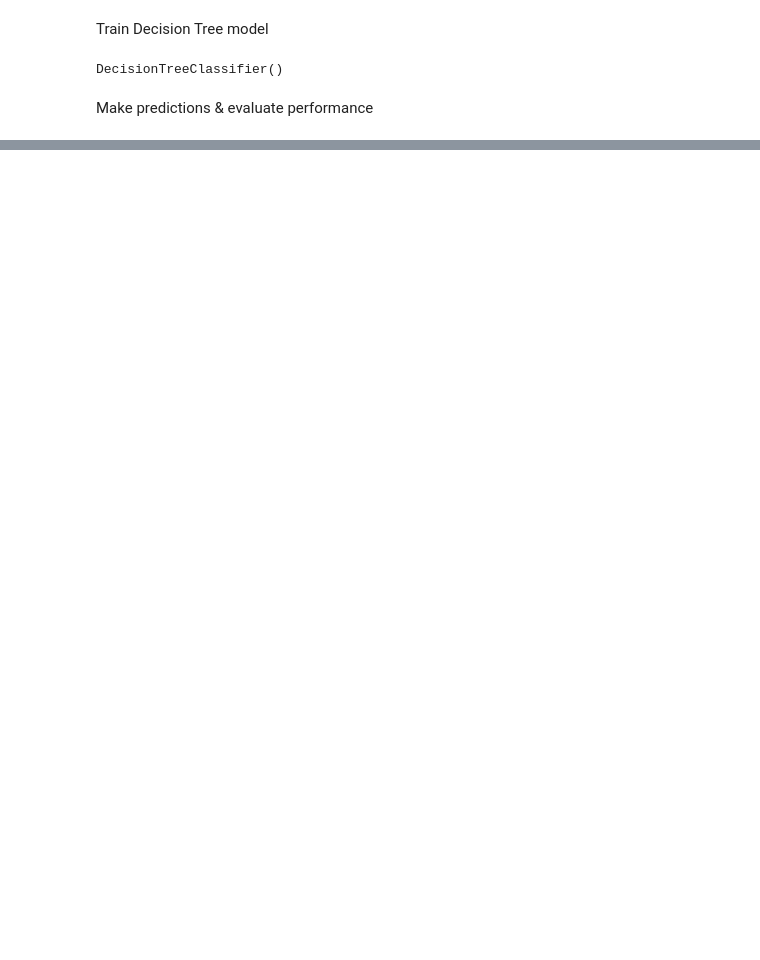
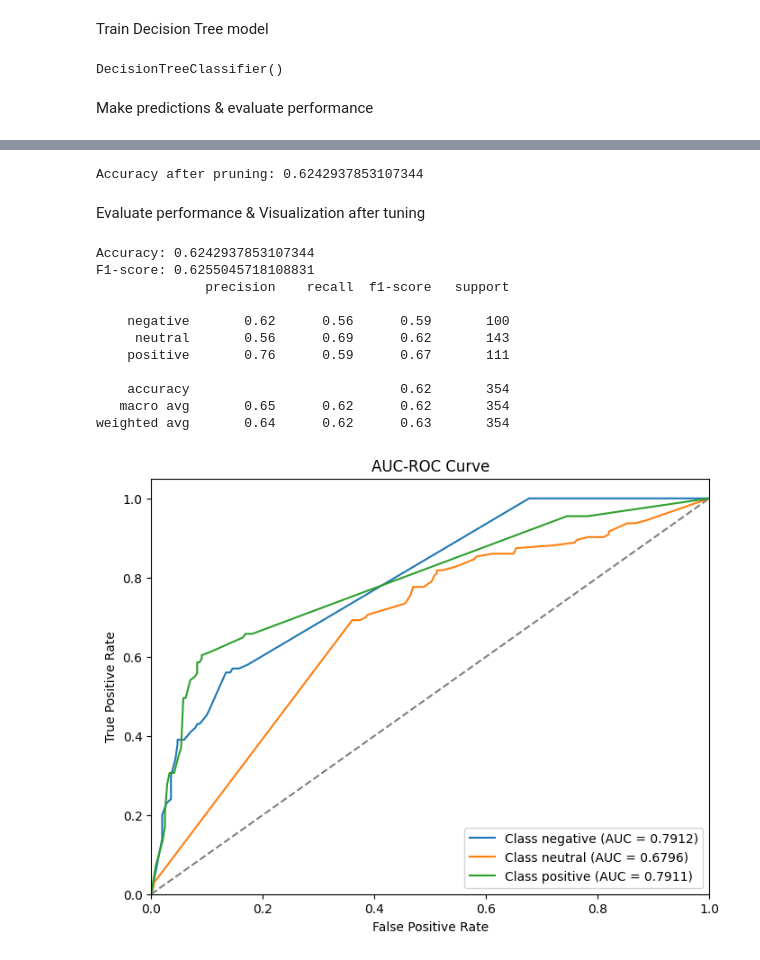
Before and after one commit to quochieu586/ML_capybara, a Jupyter notebook: src/models/decision_tree/model_decision_tree.ipynb, the cells around one changed output, grey strips where cells are left out. Saved outputs shown, nothing was run; the diff lists cells and outputs as text; code cells hidden in the pictures; blank space fills up the shorter version.

Commit message:
update decision tree model

```diff
--- a/src/models/decision_tree/model_decision_tree.ipynb
+++ b/src/models/decision_tree/model_decision_tree.ipynb
@@ -130,0 +126,61 @@ plt.show()
+# %%
+# Cost-complexity pruning (Post-pruning)
+path = dt_classifier.cost_complexity_pruning_path(X_train_vectors, y_train)
+ccp_alphas, impurities = path.ccp_alphas, path.impurities
+
+# Train a series of decision trees with different alpha values
+pruned_models = []
+for ccp_alpha in ccp_alphas:
+    pruned_model = DecisionTreeClassifier(criterion="gini", ccp_alpha=ccp_alpha)
+    pruned_model.fit(X_train_vectors, y_train)
+    pruned_models.append(pruned_model)
+
+# Find the model with the best accuracy on test data
+best_accuracy = 0
+best_pruned_model = None
+for pruned_model in pruned_models:
+    accuracy = pruned_model.score(X_test_vectors, y_test)
+    if accuracy > best_accuracy:
+        best_accuracy = accuracy
+        best_pruned_model = pruned_model
+# Model Accuracy after pruning
+accuracy_after_pruning = best_pruned_model.score(X_test_vectors, y_test)
+print("Accuracy after pruning:", accuracy_after_pruning)
+# %% [output]
+Accuracy after pruning: 0.6242937853107344
+# %% [markdown]
+Evaluate performance & Visualization after tuning
+# %%
+# Making predictions on the test set
+y_pred = best_pruned_model.predict(X_test_vectors)
+y_score= best_pruned_model.predict_proba(X_test_vectors)
+# Evaluating model performance
+accuracy = accuracy_score(y_test, y_pred)
+print("Accuracy:", accuracy)
+
+# Compute F1-score (weighted to account for class imbalance)
+f1 = f1_score(y_test, y_pred, average='weighted')
+print(f"F1-score: {f1}")
+print(classification_report(y_test, y_pred))
+
+label_encoder = LabelEncoder()
+labels = label_encoder.fit_transform(y)
+
+   # Plot AUC-ROC Curve
+visualize.plot_roc_auc(y_test, y_score, label_encoder.classes_)
+
+    # Plot Confusion Matrix
+visualize.plot_confusion_matrix(y_test, y_pred, label_encoder.classes_)
+# %% [output]
+Accuracy: 0.6242937853107344
+F1-score: 0.6255045718108831
+              precision    recall  f1-score   support
+
+    negative       0.62      0.56      0.59       100
+     neutral       0.56      0.69      0.62       143
+    positive       0.76      0.59      0.67       111
+
+    accuracy                           0.62       354
+   macro avg       0.65      0.62      0.62       354
+weighted avg       0.64      0.62      0.63       354
+[figure, added]
```
Also changed, not shown: parts of 12 cells of this notebook, 2 other files.
